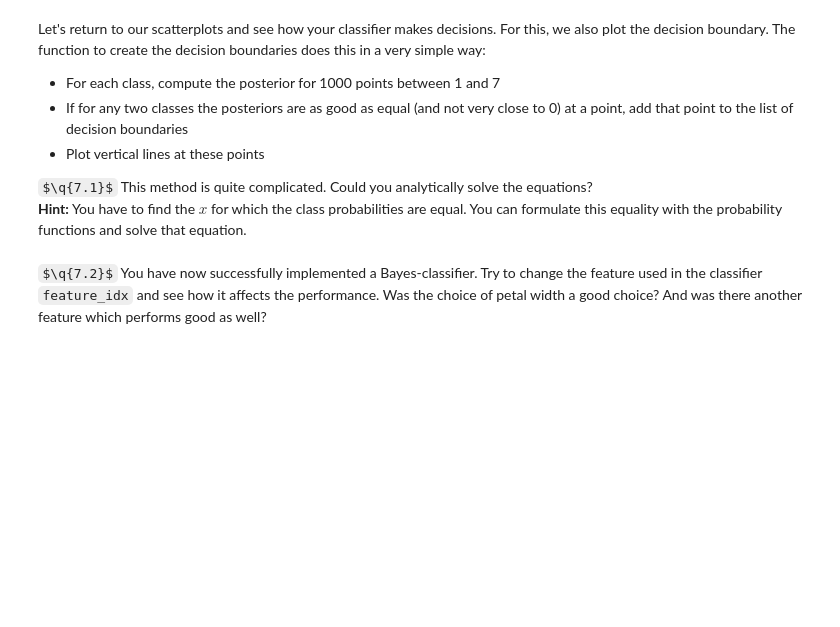
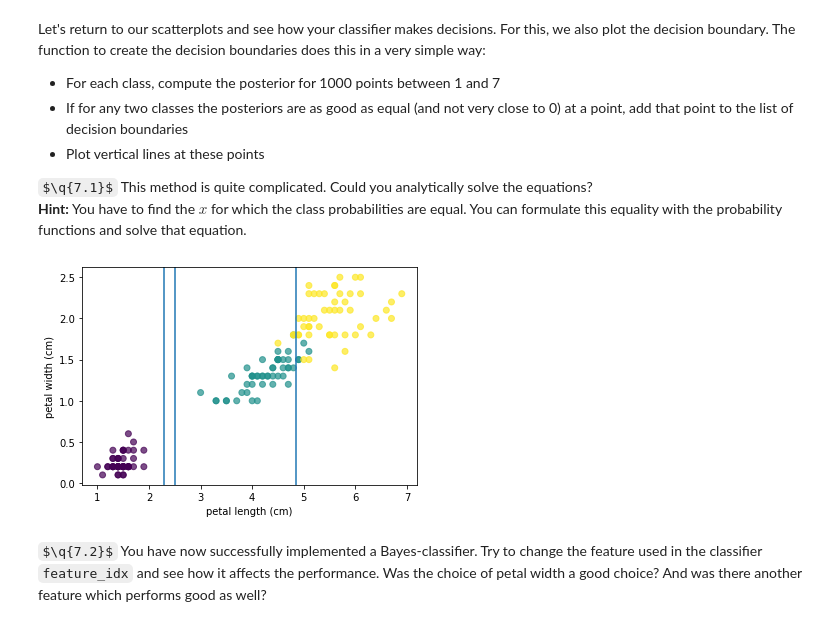
Before and after one commit to ndomitus/Python-ML, a Jupyter notebook: Lab 2 - Parametric/parametric_classifiers_student.ipynb, the cells around one changed output. Drawn from its saved outputs; the diff is of its cells as text; code cells hidden in the pictures; some formulas as TeX source; blank space fills up the shorter version.

```diff
--- a/Lab 2 - Parametric/parametric_classifiers_student.ipynb
+++ b/Lab 2 - Parametric/parametric_classifiers_student.ipynb
@@ -523,20 +523,37 @@ __Hint:__ You have to find the $x$ for which the class probabilities are equal.
 # %%
 def decision_boundary(means, sds, priors):
     decision_boundaries = []
     # START ANSWER
+    for i in range(len(means)):
+        for j  in range(i+1, len(means)):
+            A = 1/(2*sds[j]**2) - 1/(2*sds[i]**2)
+            B = means[i]/(sds[i]**2) - means[j]/(sds[j]**2)
+            C = means[j]**2/(2*sds[j]**2) - means[i]**2/(2*sds[i]**2) + np.log((priors[i]*sds[j])/(priors[j]*sds[i]))
+
+            roots = np.roots([A,B,C])
+
+            for root in roots:
+                if np.isreal(root):
+                    root = np.real(root)
+                    if 1<= root <=7:
+                        decision_boundaries.append(root)
+
     # END ANSWER
     return decision_boundaries
 
 # Create a scatterplot of the third and fourth feature.
 feature_idx2 = 3
+feature_idx = 2
 
 plt.scatter(iris.data[:, feature_idx], iris.data[:, feature_idx2], c=iris.target, alpha=0.7)
 plt.xlabel(iris.feature_names[feature_idx])
 plt.ylabel(iris.feature_names[feature_idx2])
 decision_boundaries = decision_boundary(means, sds, priors)
 for boundary in decision_boundaries:
     plt.axvline(x=boundary)
 
 plt.show()
+# %% [output]
+[figure, added]
 # %% [markdown]
 $\q{7.2}$ You have now successfully implemented a Bayes-classifier. Try to change the feature used in the classifier `feature_idx` and see how it affects the performance. Was the choice of petal width a good choice? And was there another feature which performs good as well?
```
